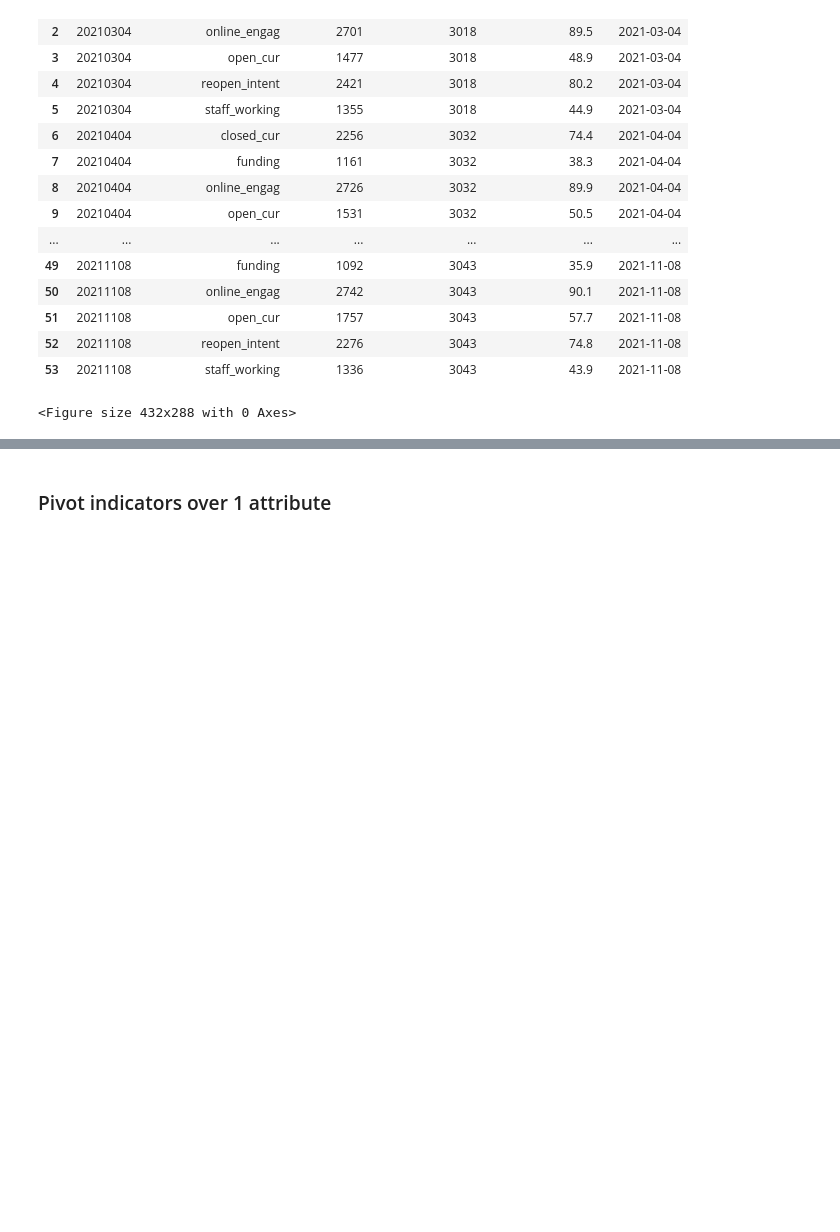
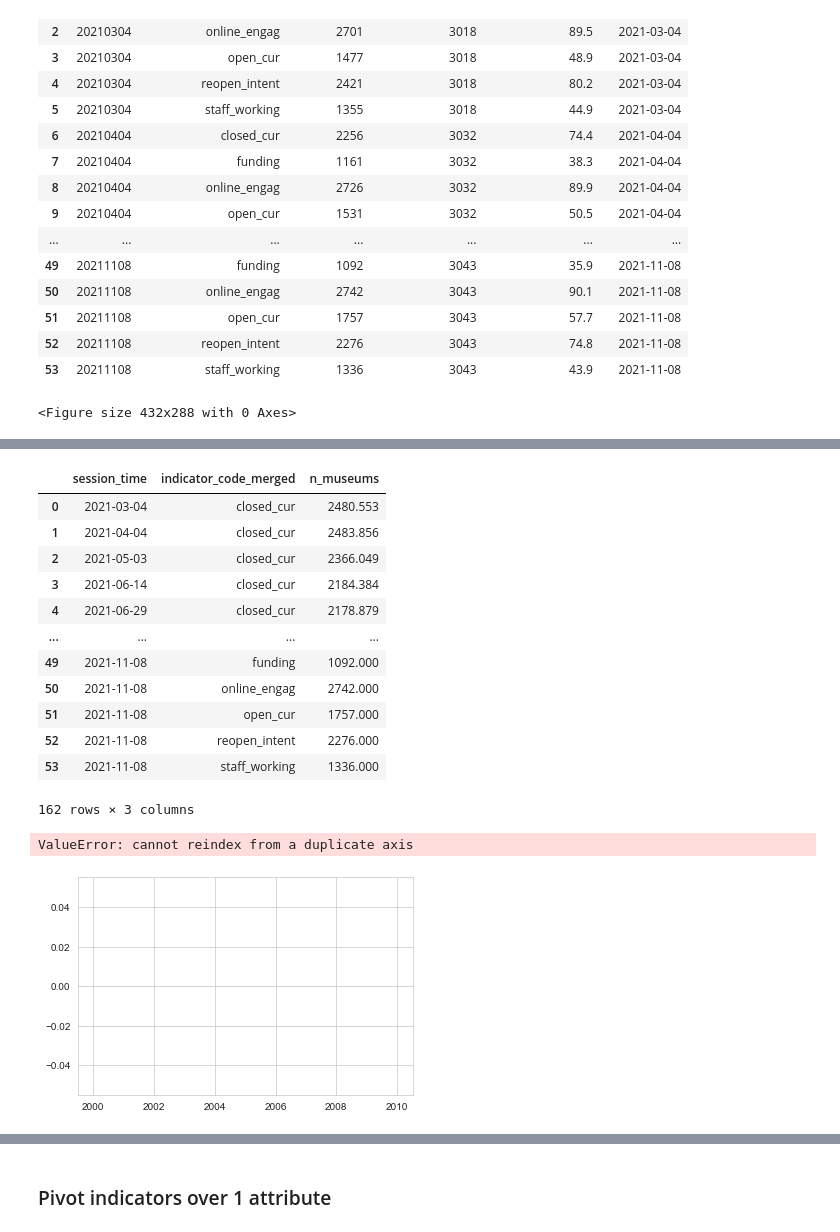
Before and after one commit to Birkbeck/museums-in-the-pandemic, a Jupyter notebook: mip/notebooks_py/02_extract_indicators.ipynb, the cells around one changed output, grey strips where cells are left out. Cells and saved outputs as stored; diff of their text form; code cells hidden in the pictures; blank space fills up the shorter version.

Commit message:
indicators with error bars

```diff
--- a/mip/notebooks_py/02_extract_indicators.ipynb
+++ b/mip/notebooks_py/02_extract_indicators.ipynb
@@ -675,0 +756,32 @@ plt.clf()
+# %%
+# https://seaborn.pydata.org/examples/errorband_lineplots.html
+#display(mus_indic_counts_err_df)
+df = mus_indic_counts_err_df[['session_time','indicator_code_merged','n_museums']]
+display(df)
+# plot overall indicator trends with error bars
+sns.set_style("whitegrid")
+g = sns.lineplot(data=df, x="session_time", y="n_museums", markers=True,
+             hue="indicator_code_merged", style="indicator_code_merged")
+#[plt.setp(ax.get_xticklabels(), rotation=45) for ax in g.axes.flat]
+plt.xticks(rotation=45, ha='right')
+#g.set_xticklabels(g.get_xticklabels()) #, rotation=45, ha='right', rotation_mode='anchor')
+# move legend outside
+g.legend(loc='center left', bbox_to_anchor=(1, 0.5))
+plt.savefig(an_folder+'indicators_over_time-n_museums_error.pdf', bbox_inches='tight')
+plt.clf()
+# %% [output]
+|  | session_time | indicator_code_merged | n_museums |
+| 0 | 2021-03-04 | closed_cur | 2480.553 |
+| 1 | 2021-04-04 | closed_cur | 2483.856 |
+| 2 | 2021-05-03 | closed_cur | 2366.049 |
+| 3 | 2021-06-14 | closed_cur | 2184.384 |
+| 4 | 2021-06-29 | closed_cur | 2178.879 |
+| ... | ... | ... | ... |
+| 49 | 2021-11-08 | funding | 1092.000 |
+| 50 | 2021-11-08 | online_engag | 2742.000 |
+| 51 | 2021-11-08 | open_cur | 1757.000 |
+| 52 | 2021-11-08 | reopen_intent | 2276.000 |
+| 53 | 2021-11-08 | staff_working | 1336.000 |
+162 rows × 3 columns
+ValueError: cannot reindex from a duplicate axis
+[figure, added]
```
Also changed, not shown: parts of 3 cells of this notebook, 8 other files.
